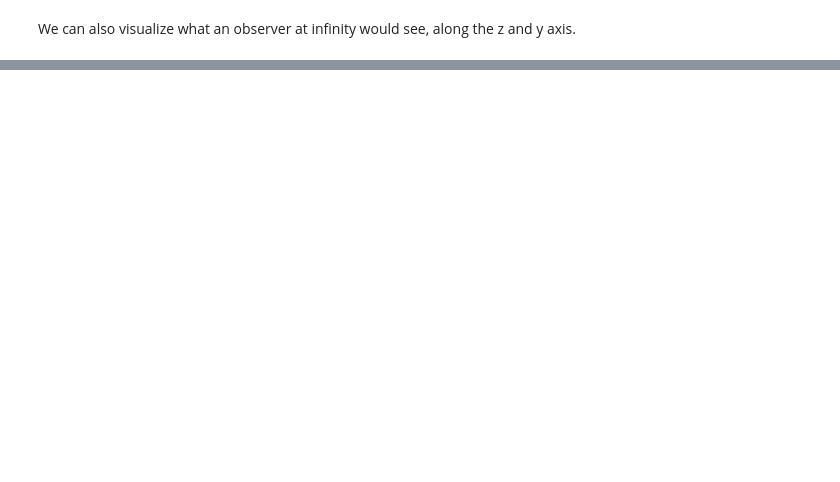
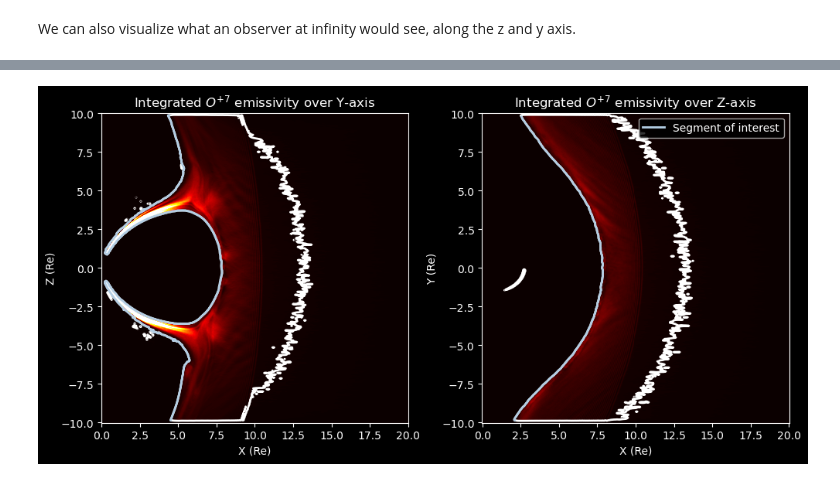
Before and after one commit to notanobis/SMILE-TFA, a Jupyter notebook: TangentHypothesis.ipynb, the cells around one changed output, grey strips where cells are left out. Saved outputs shown, nothing was run; the diff lists cells and outputs as text; code cells hidden in the pictures; blank space fills up the shorter version.

```diff
--- a/TangentHypothesis.ipynb
+++ b/TangentHypothesis.ipynb
@@ -39,0 +58,28 @@ plt.show()
+# %%
+fig, axs = plt.subplots(1, 2, figsize=(10, 5))
+
+axs[0].pcolormesh(cube.x_GSE, cube.z_GSE,Q_GSE[:,200,:].T, cmap='hot',vmax =1e-4)
+cs = axs[0].contour(cube.x_GSE,cube.z_GSE,Q_GSE[:,200,:].T, levels=[1E-6], colors= 'white', linewidths=2)
+contour = cs.allsegs[0]
+x_zerocontour_xz = contour[0][:,0][2150:]
+z_zerocontour_xz = contour[0][:,1][2150:]
+axs[0].plot(x_zerocontour_xz,z_zerocontour_xz,linewidth=2, color=cmap(1),label = 'Segment of interest')
+axs[0].set_title("Integrated $O^{+7}$ emissivity over Y-axis")
+axs[0].set_xlabel("X (Re)")
+axs[0].set_ylabel("Z (Re)")
+
+axs[1].pcolormesh(cube.x_GSE, cube.y_GSE,Q_GSE[:,:,200].T, cmap='hot',vmax =1e-4)
+cs = axs[1].contour(cube.x_GSE,cube.y_GSE,Q_GSE[:,:,200].T, levels=[1E-6], colors= 'white', linewidths=2)
+contour = cs.allsegs[0]
+x_zerocontour_xy = contour[0][:,0][2480:]
+y_zerocontour_xy = contour[0][:,1][2480:]
+axs[1].plot(x_zerocontour_xy,y_zerocontour_xy,linewidth=2, color=cmap(1),label = 'Segment of interest')
+axs[1].set_title("Integrated $O^{+7}$ emissivity over Z-axis")
+axs[1].set_xlabel("X (Re)")
+axs[1].set_ylabel("Y (Re)")
+
+plt.legend()
+plt.tight_layout()
+plt.show()
+# %% [output]
+[figure, added]
```
Also changed, not shown: parts of 12 cells of this notebook, 1 other file.
